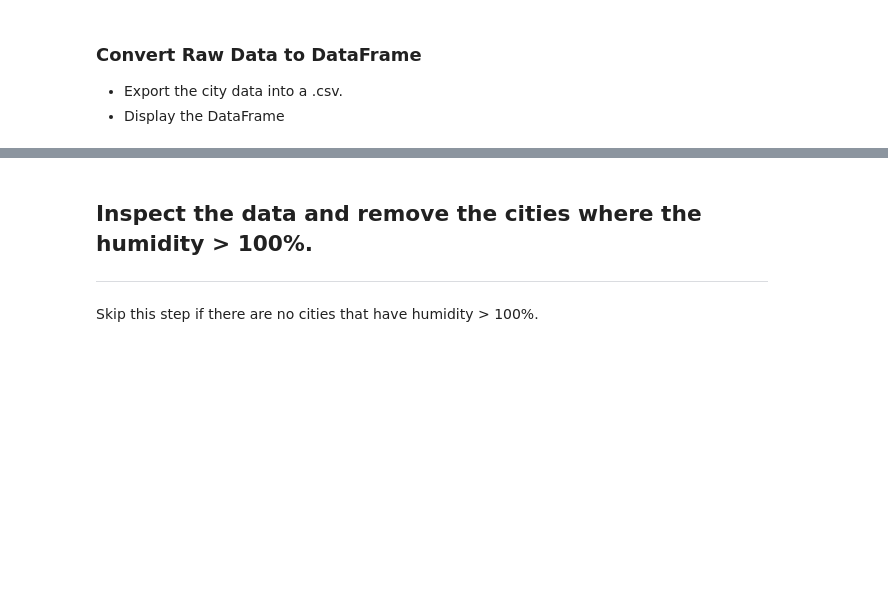
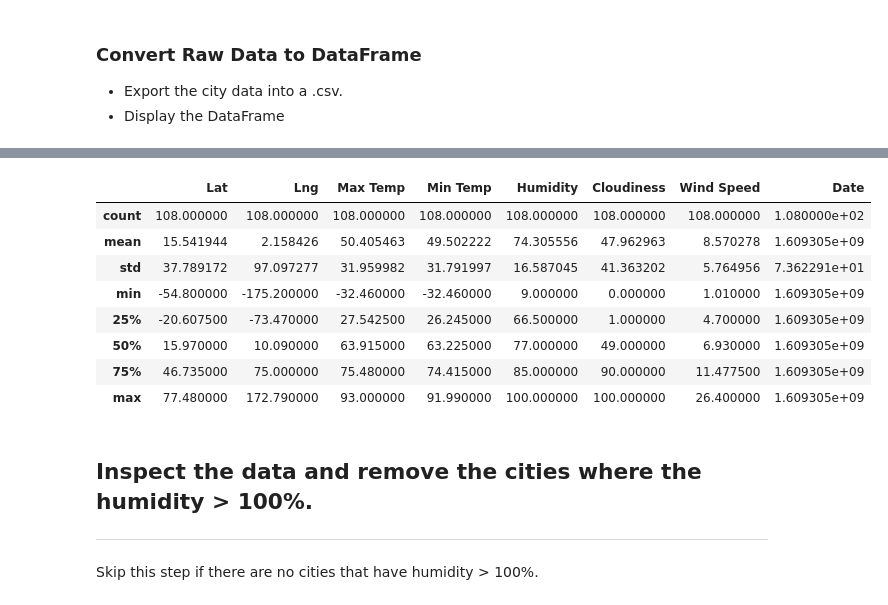
Before and after one commit to floresfdo/python-api-challenge, a Jupyter notebook: WeatherPy/WeatherPy.ipynb, the cells around one changed output, grey strips where cells are left out. Drawn from its saved outputs; the diff is of its cells as text; code cells hidden in the pictures; blank space fills up the shorter version.

```diff
--- a/WeatherPy/WeatherPy.ipynb
+++ b/WeatherPy/WeatherPy.ipynb
@@ -33,8 +34,8 @@ lat_lngs = []
 cities = []
 
 # Create a set of random lat and lng combinations
-lats = np.random.uniform(lat_range[0], lat_range[1], size=1500)
-lngs = np.random.uniform(lng_range[0], lng_range[1], size=1500)
+lats = np.random.uniform(lat_range[0], lat_range[1], size=150)
+lngs = np.random.uniform(lng_range[0], lng_range[1], size=150)
 lat_lngs = zip(lats, lngs)
 
 # Identify nearest city for each lat, lng combination
@@ -97,0 +125,4 @@ Data Retrieval Complete
+# %%
+cities_dict = {"City":cty, "Lat": lat, "Lng": lng, "Max Temp": max_temp, "Min Temp": min_temp, "Humidity": hum, "Cloudiness": cloud, "Wind Speed": wind, "Country": country, "Date": date}
+city_data = pd.DataFrame(cities_dict)
+city_data.head()
@@ -98,3 +136,15 @@ Data Retrieval Complete
+# %%
+city_data.describe()
+# %% [output]
+|  | Lat | Lng | Max Temp | Min Temp | Humidity | Cloudiness | Wind Speed | Date |
+| count | 108.000000 | 108.000000 | 108.000000 | 108.000000 | 108.000000 | 108.000000 | 108.000000 | 1.080000e+02 |
+| mean | 15.541944 | 2.158426 | 50.405463 | 49.502222 | 74.305556 | 47.962963 | 8.570278 | 1.609305e+09 |
+| std | 37.789172 | 97.097277 | 31.959982 | 31.791997 | 16.587045 | 41.363202 | 5.764956 | 7.362291e+01 |
+| min | -54.800000 | -175.200000 | -32.460000 | -32.460000 | 9.000000 | 0.000000 | 1.010000 | 1.609305e+09 |
+| 25% | -20.607500 | -73.470000 | 27.542500 | 26.245000 | 66.500000 | 1.000000 | 4.700000 | 1.609305e+09 |
+| 50% | 15.970000 | 10.090000 | 63.915000 | 63.225000 | 77.000000 | 49.000000 | 6.930000 | 1.609305e+09 |
+| 75% | 46.735000 | 75.000000 | 75.480000 | 74.415000 | 85.000000 | 90.000000 | 11.477500 | 1.609305e+09 |
+| max | 77.480000 | 172.790000 | 93.000000 | 91.990000 | 100.000000 | 100.000000 | 26.400000 | 1.609305e+09 |
 # %% [markdown]
 ## Inspect the data and remove the cities where the humidity > 100%.
 ----
```
Also changed, not shown: parts of 9 cells of this notebook.
